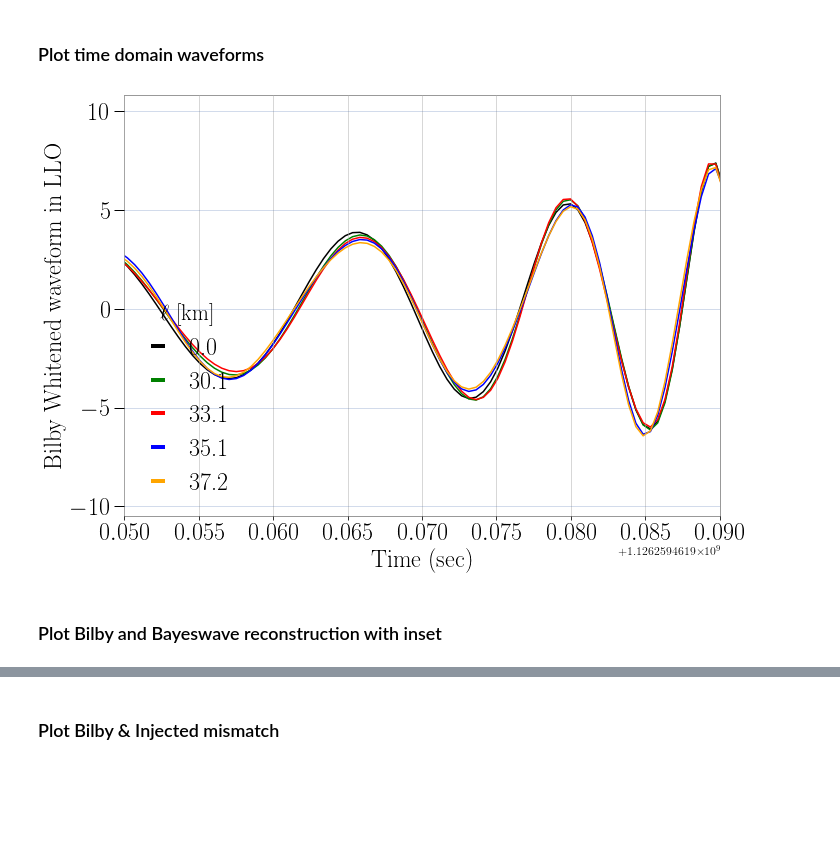
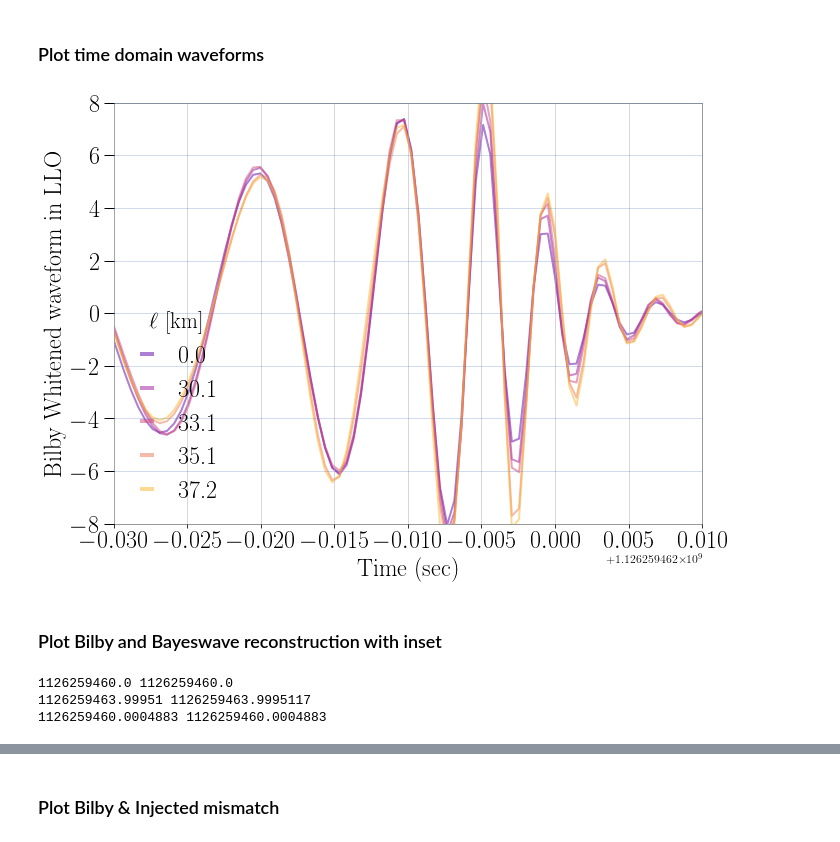
Before and after one commit to mariaokounkova/BeyondGRAnalysis, a Jupyter notebook: BilbyAnalysis.ipynb, the cells around one changed output, grey strips where cells are left out. Drawn from its saved outputs; the diff is of its cells as text; code cells hidden in the pictures; blank space fills up the shorter version.

```diff
--- a/BilbyAnalysis.ipynb
+++ b/BilbyAnalysis.ipynb
@@ -419,7 +426,7 @@ def PlotFrequencyDomainWaveforms(bilby=False):
 def PlotTimeDomainWaveforms():
     """ Plot frequency domain waveforms, for bilby or the injection """
 
-    det = "L=H1"
+    det = "L1"
     base_dir = "/home/maria.okounkova/BeyondGRAnalysis/BilbyPE/"
 
     fig, ax = plt.subplots(1, figsize=(10, 7))
@@ -427,38 +434,39 @@ def PlotTimeDomainWaveforms():
     mass = 68.0 ## Injected mass
     SNR = 125
     ell_arr = ["0p0", "0p3", "0p33", "0p35", "0p37"]
-    #colors = sns.color_palette('rainbow', n_colors=len(ell_arr))
-    colors = ["black", "green", "red", "blue", "orange"]
+    colors = sns.color_palette('plasma', n_colors=len(ell_arr))
+    #colors = ["black", "green", "red", "blue", "orange"]
 
     for ell, c in zip(ell_arr, colors):
 
         p = base_dir + "PHENOM_dCS_" + ell + "_" + str(SNR)
         label = r'%.1f' % EllinKm(ell, mass)
 
         time, MAP, lo, hi = GetBilbyData(p, det)
-        ax.plot(time, MAP, '-', color=c, lw = 1.5, alpha=1.0, label = label)
+        ax.plot(time, MAP, '-', color=c, lw = 2.0, alpha=0.5, label = label)
 
-    ax.set_xlim(t_gps - 0.05, t_gps - 0.01)
+    ax.set_xlim(t_gps - 0.03, t_gps + 0.01)
+    ax.set_ylim(-8, 8)
     ax.set_xlabel('Time (sec)', fontsize = 24)
 
     ax.set_ylabel('Bilby Whitened waveform in LLO', ha='center', labelpad = 4.0, rotation='vertical', fontsize=24)
 
     leg = ax.legend(fontsize=24, loc = 'lower left', ncol=1, frameon=False, title = '$\ell$ [km]')
     plt.setp(leg.get_title(),fontsize=22)
     for line in leg.get_lines():
         line.set_linewidth(4)
     ax.tick_params(axis='x', labelsize=24)
     ax.tick_params(axis = 'y', direction='out', length=10, width=1, colors='k',
                grid_color='b', grid_alpha=0.5, labelsize=24)
     ax.yaxis.get_offset_text().set_fontsize(24)
 
     plt.grid(True)
     plt.tight_layout()
     plt.savefig('WaveformsBilby.pdf')
     plt.show()
 
 PlotTimeDomainWaveforms()
 # %% [output]
-[figure, old version]
+[figure, new version]
 # %% [markdown]
 ### Plot Bilby and Bayeswave reconstruction with inset
@@ -464,0 +480,18 @@ PlotTimeDomainWaveforms()
+# %%
+def ComputeResiduals(time_1, h_1, h_1_lo, h_1_hi, time_2, h_2, h_2_lo, h_2_hi):
+
+    """ Given two (time, strain) datasets, compute the residual, first
+        interpolating onto the same time axis """
+    print(time_1[0], time_1[0])
+    print(time_1[-1], time_2[-1])
+    print(time_1[1], time_2[1])
+    res_med = h_1 - h_2
+    res_lo = h_1_lo - h_2
+    res_hi = h_1_hi - h_2
+    return time_1, res_med, res_lo, res_hi
+
+t_res, res, res_lo, res_hi = ComputeResiduals(time_bw, d1, d2, d3, time_bilby, data_bilby, lo_bilby, hi_bilby)
+# %% [output]
+1126259460.0 1126259460.0
+1126259463.99951 1126259463.9995117
+1126259460.0004883 1126259460.0004883
```
Also changed, not shown: parts of 5 cells of this notebook, 1 other file.
